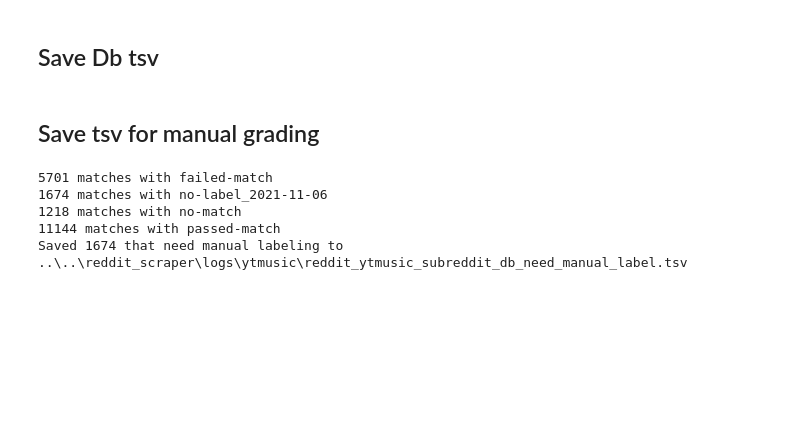
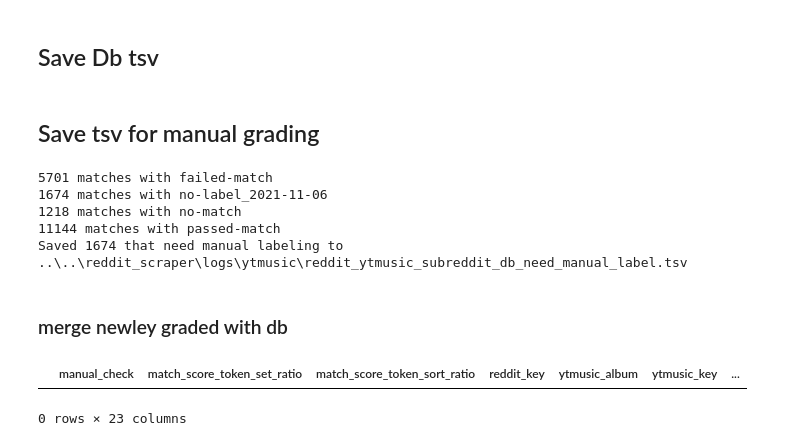
Before and after one commit to jake-g/ytmusic, a Jupyter notebook: notebooks/reddit_clean_up_results_and_form_db.ipynb, the cells around one changed output. Cells and saved outputs as stored; diff of their text form; code cells hidden in the pictures; blank space fills up the shorter version.

```diff
--- a/notebooks/reddit_clean_up_results_and_form_db.ipynb
+++ b/notebooks/reddit_clean_up_results_and_form_db.ipynb
@@ -270,7 +334,7 @@ for i, tsv_file in enumerate(log_tsvs):
     for entry in df.itertuples():
         if 'youtube' not in entry.url and 'soundcloud' not in entry.url:
             print(f' skipping, Unknown url source {entry.url}')
-        title_key, is_album = scrub_title(entry.title)
+        title_key, is_album = check_album_scrub_title(entry.title)
 
         # If already in db get match from there
         post_id = sub + '//' + entry.url
@@ -307,7 +371,7 @@ for i, tsv_file in enumerate(log_tsvs):
                         if 'artists' in res:
                             match['ytmusic_artist'] = res['artists'][0].get('name', '')
                             match['ytmusic_artistId'] = res['artists'][0].get('id', '')
-                        match['ytmusic_key'] = f"{match.get('ytmusic_artist', '')} - {match.get('ytmusic_album', '')}".lower()
+                        match['ytmusic_key'] = f"{match.get('ytmusic_artist', '').lower()} - {scrub_title(match.get('ytmusic_album', ''))}"
 
                 else:
                     res = ytm.search(query=title_key, filter='songs', limit=1)
@@ -323,7 +387,7 @@ for i, tsv_file in enumerate(log_tsvs):
                             match['ytmusic_artistId'] = res['artists'][0].get('id', '')
                         match['ytmusic_title'] = res.get('title', '')
                         match['ytmusic_videoId'] = res.get('videoId', '')
-                        match['ytmusic_key'] = f"{match.get('ytmusic_artist', '')} - {match.get('ytmusic_title', '')}".lower()
+                        match['ytmusic_key'] = f"{match.get('ytmusic_artist', '').lower()} - {scrub_title(match.get('ytmusic_title', ''))}"
 
             except Exception as e:
                 print(f'Error with {entry.title}: {e}')
@@ -347,7 +411,7 @@ for i, tsv_file in enumerate(log_tsvs):
 
 
             # Other ytmusic fields
-            match['ytmusic_entry'] = f"{match.get('ytmusic_artist', '')} - {match.get('ytmusic_title', '')} - {match.get('ytmusic_album', '')}"
+            # match['ytmusic_entry'] = f"{match.get('ytmusic_artist', '')} - {match.get('ytmusic_title', '')} - {match.get('ytmusic_album', '')}"
             match['ytmusic_duration'] = res['duration']
             match['ytmusic_year'] = res['year']
             match['ytmusic_resultType'] = res['resultType']
@@ -502,3 +566,16 @@ print(f'Saved {len(need_label)} that need manual labeling to {need_label_file}')
 1218 matches with no-match
 11144 matches with passed-match
 Saved 1674 that need manual labeling to ..\..\reddit_scraper\logs\ytmusic\reddit_ytmusic_subreddit_db_need_manual_label.tsv
+# %% [markdown]
+### merge newley graded with db
+# %%
+# for grp, df in db_all.groupby('manual_label'):
+#     if grp.startswith('no-label'):
+#         print('skipping', grp, len(df))
+#         break
+
+db_all.loc[db_all.manual_label.str.startswith('no-label')]
+# print(grp)
+# %% [output]
+|  | manual_check | match_score_token_set_ratio | match_score_token_sort_ratio | reddit_key | ytmusic_album | ytmusic_key | ... |
+0 rows × 23 columns
```
Also changed, not shown: parts of 11 cells of this notebook, 2 other files.
